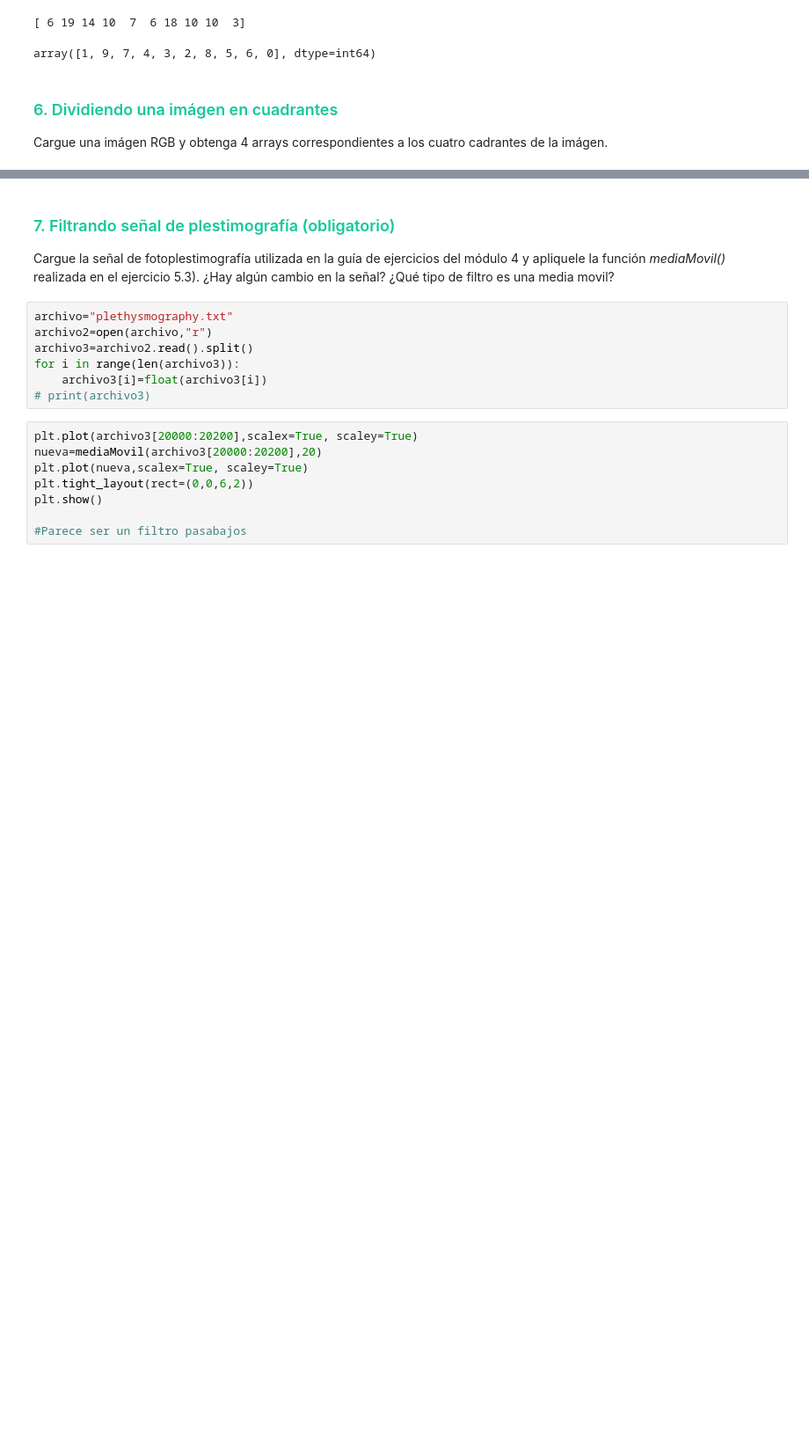
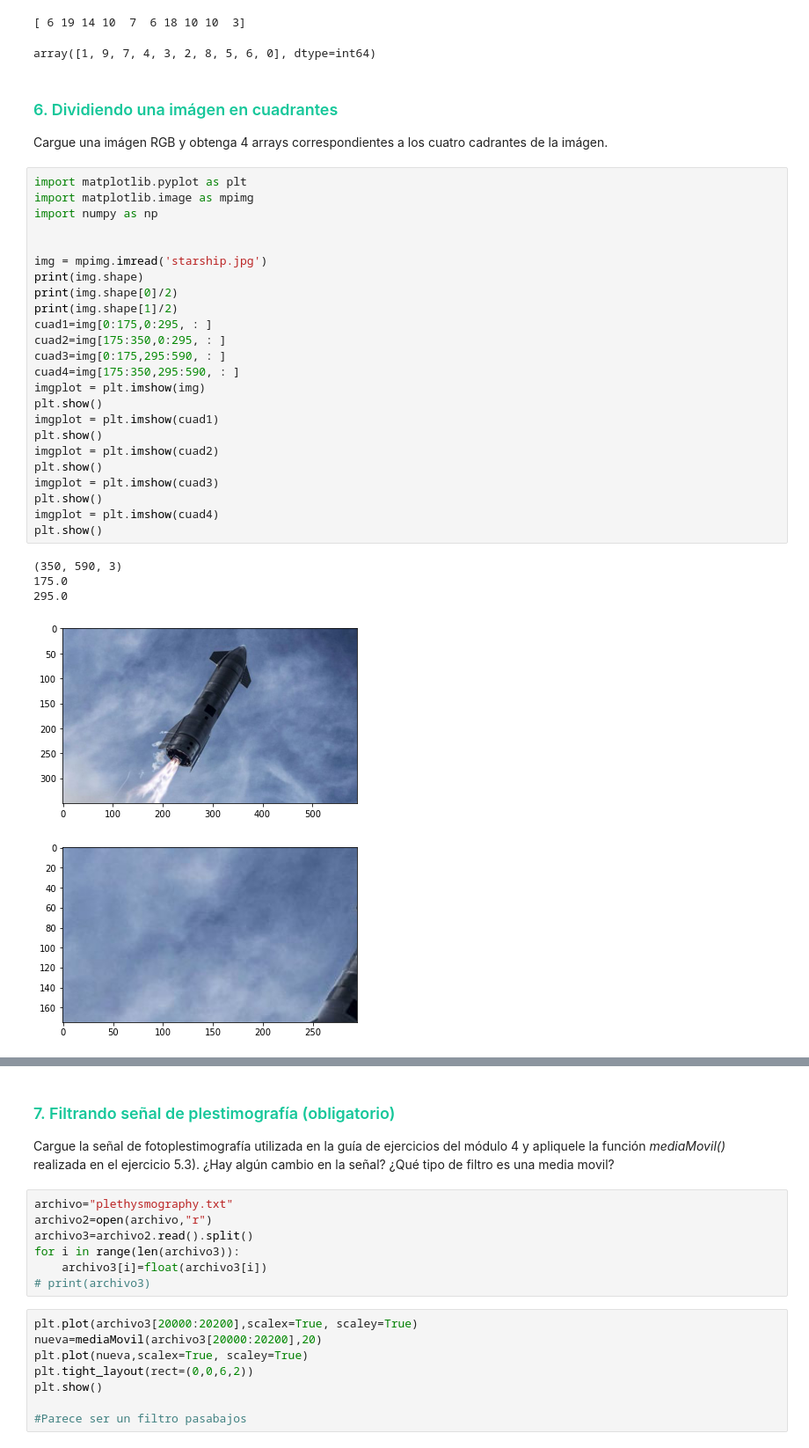
Before and after one commit to WalterMarH/PDA, a Jupyter notebook: Ejercitacion/Ejercitación Numpy/Módulo 6 - Ejercicios.ipynb, the cells around one changed output, grey strips where cells are left out. Shown: that part at 88% size. Drawn from its saved outputs; the diff is of its cells as text; blank space fills up the shorter version.

```diff
--- a/Ejercitacion/Ejercitación Numpy/Módulo 6 - Ejercicios.ipynb
+++ b/Ejercitacion/Ejercitación Numpy/Módulo 6 - Ejercicios.ipynb
@@ -145,3 +162,33 @@ array([1, 9, 7, 4, 3, 2, 8, 5, 6, 0], dtype=int64)
 ### <span style='color:#16C79A'>6. Dividiendo una imágen en cuadrantes</span>
 
 Cargue una imágen RGB y obtenga 4 arrays correspondientes a los cuatro cadrantes de la imágen.
+# %%
+import matplotlib.pyplot as plt
+import matplotlib.image as mpimg
+import numpy as np
+
+
+img = mpimg.imread('starship.jpg')
+print(img.shape)
+print(img.shape[0]/2)
+print(img.shape[1]/2)
+cuad1=img[0:175,0:295, : ]
+cuad2=img[175:350,0:295, : ]
+cuad3=img[0:175,295:590, : ]
+cuad4=img[175:350,295:590, : ]
+imgplot = plt.imshow(img)
+plt.show()
+imgplot = plt.imshow(cuad1)
+plt.show()
+imgplot = plt.imshow(cuad2)
+plt.show()
+imgplot = plt.imshow(cuad3)
+plt.show()
+imgplot = plt.imshow(cuad4)
+plt.show()
+# %% [output]
+(350, 590, 3)
+175.0
+295.0
+[figure, added]
+[figure, added]
```
Also changed, not shown: parts of 20 cells of this notebook, 1 other file.
